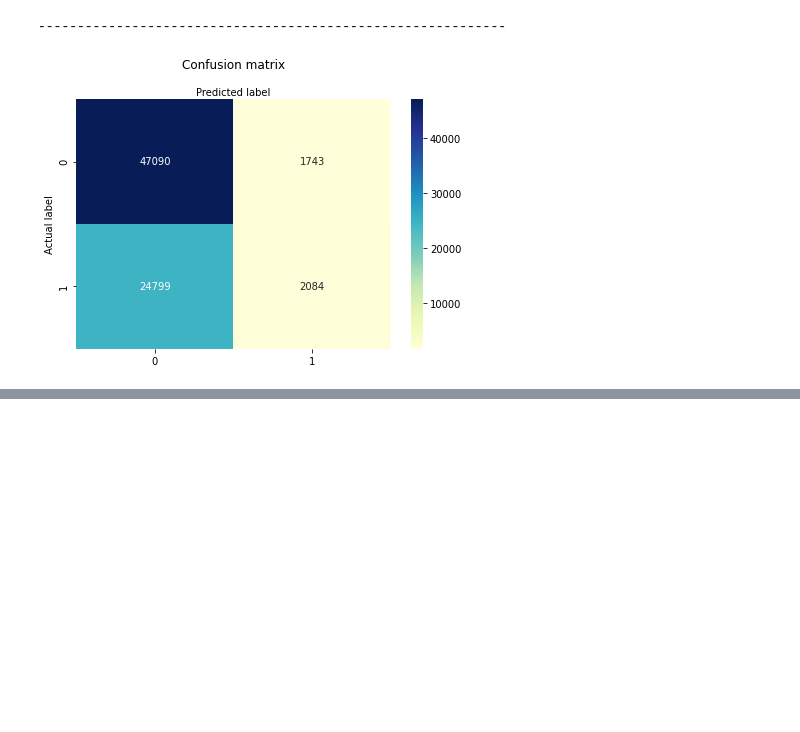
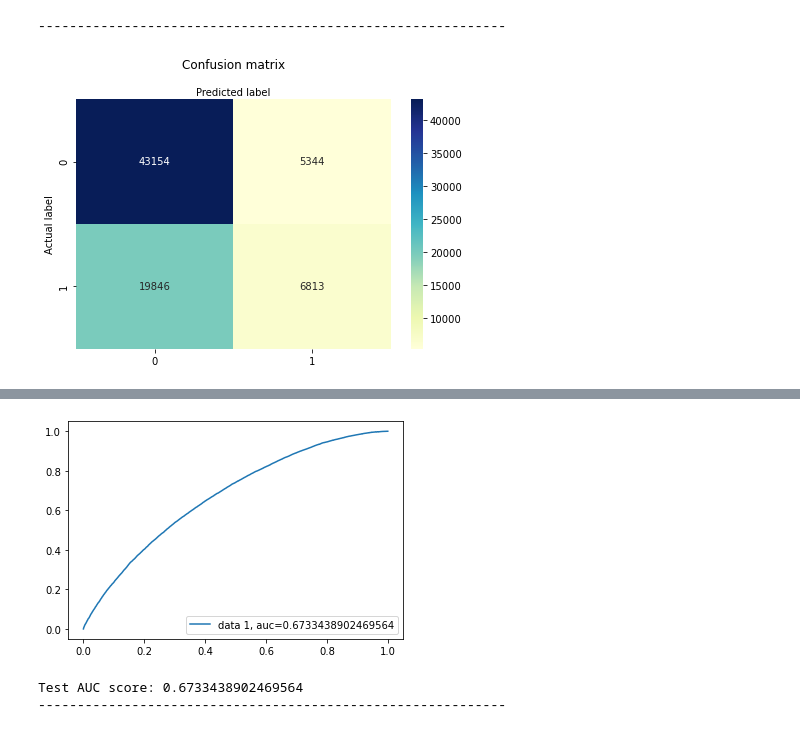
Before and after one commit to alexanderameye/machine-learning, a Jupyter notebook: project/data/notebook.ipynb, the cells around one changed output, grey strips where cells are left out. Drawn from its saved outputs; the diff is of its cells as text; code cells hidden in the pictures; blank space fills up the shorter version.

Commit message:
Linear regression 66.48%

```diff
--- a/project/data/notebook.ipynb
+++ b/project/data/notebook.ipynb
@@ -184,0 +187,16 @@ data.loc[pd.DatetimeIndex(data['launched']).year < 2000, 'launched'] = data['dea
+# %%
+# DATA CREATION AND FEATURE ENGINEERING
+
+# create competition feature
+launches = pd.Series(data.index, index=data.launched, name="competition").sort_index()
+
+competition = launches.rolling('7d').count() - 1
+
+plt.plot(competition[7:])
+plt.title("Number of projects launched over periods of 7 days")
+
+competition.index = launches.values
+competition = competition.reindex(data.index)
+competition.head(10)
+
+data['competition'] = competition
@@ -279,39 +370,18 @@ Median:  30.0
 # %%
-# LINEAR REGRESSION
-from sklearn.preprocessing import StandardScaler
-from sklearn.model_selection import train_test_split as split
+# LOGISTIC REGRESSION
 from sklearn.linear_model import LogisticRegression
 from sklearn.metrics import classification_report
 from sklearn import metrics
 
-# make sure our data looks right
-data.describe(include = 'all')
-
-# x: predictors
-# y: outcome
-
-# get predictors and outcome
-x_unscaled = data.drop('state', axis=1)
-y = data.state # state is 0 or 1, so already scaled
-
-# feature scaling
-scaler = StandardScaler()
-x = pd.DataFrame(scaler.fit_transform(x_unscaled), columns=list(x_unscaled.columns))
-
-# split data set int training and testing
-# test_size = proportion of dataset to include in the test split
-# random_state = seed for random number generator that will shuffle the records
-x_train, x_test, y_train, y_test = split(x, y, test_size=0.2, random_state=42)
-
 # instantiate logistic regression model
-logreg = LogisticRegression()
+model = LogisticRegression()
 
 # fit the model with the data
-logreg.fit(x_train,y_train)
+model.fit(x_train,y_train)
 
 # make predictions
-y_pred_train = logreg.predict(x_train)
-y_pred_test = logreg.predict(x_test)
+y_pred_train = model.predict(x_train)
+y_pred_test = model.predict(x_test)
 
 # create confusion matrix
 cnf_matrix = metrics.confusion_matrix(y_test, y_pred_test)
@@ -320,35 +390,46 @@ cnf_matrix
 # visualize confusion matrix
 print("-"*60)
 class_names=[0,1]
 fig, ax = plt.subplots()
 tick_marks = np.arange(len(class_names))
 plt.xticks(tick_marks, class_names)
 plt.yticks(tick_marks, class_names)
 sns.heatmap(pd.DataFrame(cnf_matrix), annot=True, cmap="YlGnBu" ,fmt='g')
 ax.xaxis.set_label_position("top")
 plt.tight_layout()
 plt.title('Confusion matrix', y=1.1)
 plt.ylabel('Actual label')
 plt.xlabel('Predicted label')
 plt.show()
 print("-"*60)
 
-# confusion matrix evaluation
+# evaluation
 print('Accuracy: %.2f%%' %(metrics.accuracy_score(y_test, y_pred_test)*100))
 print('Precision: %.2f%%' %(metrics.precision_score(y_test, y_pred_test)*100))
 print('Recall: %.2f%%' %(metrics.recall_score(y_test, y_pred_test)*100))
 print("-"*60)
 
 # logistic regression scores
-print('Logistic regression score for training set: %.2f%%' %(round(logreg.score(x_train, y_train),5)*100))
-print('Logistic regression score for test set: %.2f%%' %(round(logreg.score(x_test, y_test),5)*100))
+print('Logistic regression score for training set: %.2f%%' %(round(model.score(x_train, y_train),5)*100))
+print('Logistic regression score for test set: %.2f%%' %(round(model.score(x_test, y_test),5)*100))
 print("-"*60)
 
 # classification report
 print("Classification report:")
 print(classification_report(y_test, y_pred_test))
 print("-"*60)
+
+# ROC curve
+print("ROC curve:")
+y_pred_proba = model.predict_proba(x_test)[::,1]
+fpr, tpr, _ = metrics.roc_curve(y_test,  y_pred_proba)
+auc = metrics.roc_auc_score(y_test, y_pred_proba)
+plt.plot(fpr,tpr,label="data 1, auc="+str(auc))
+plt.legend(loc=4)
+plt.show()
+print(f"Test AUC score: {auc}")
+print("-"*60)
 # %% [output]
 ------------------------------------------------------------
-[figure, old version]
+[figure, new version]
 ------------------------------------------------------------
@@ -372,0 +455,3 @@ weighted avg       0.62      0.65      0.55     75716
+[figure, added]
+Test AUC score: 0.6733438902469564
+------------------------------------------------------------
```
Also changed, not shown: parts of 14 cells of this notebook.
